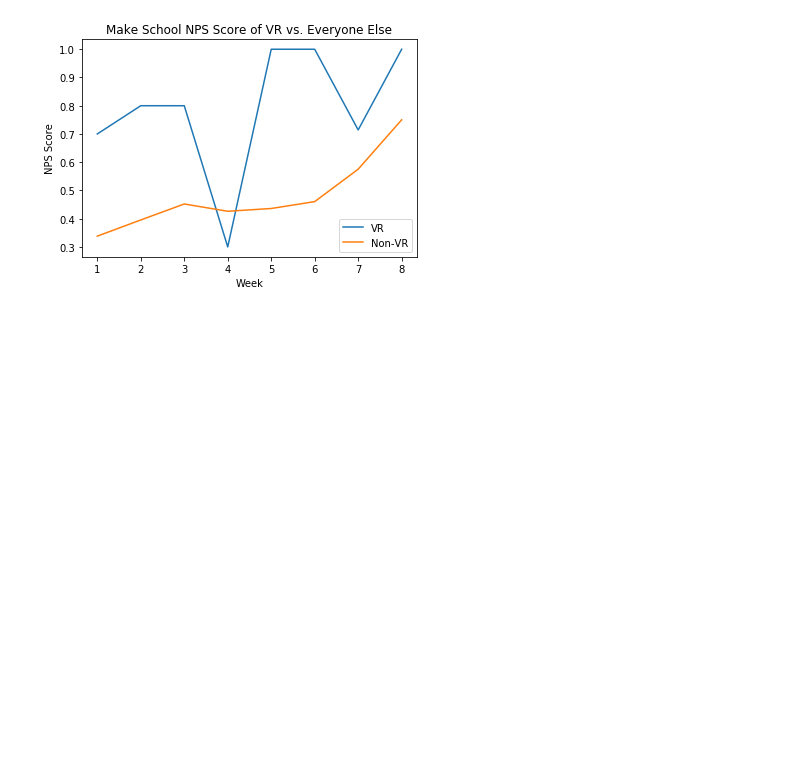
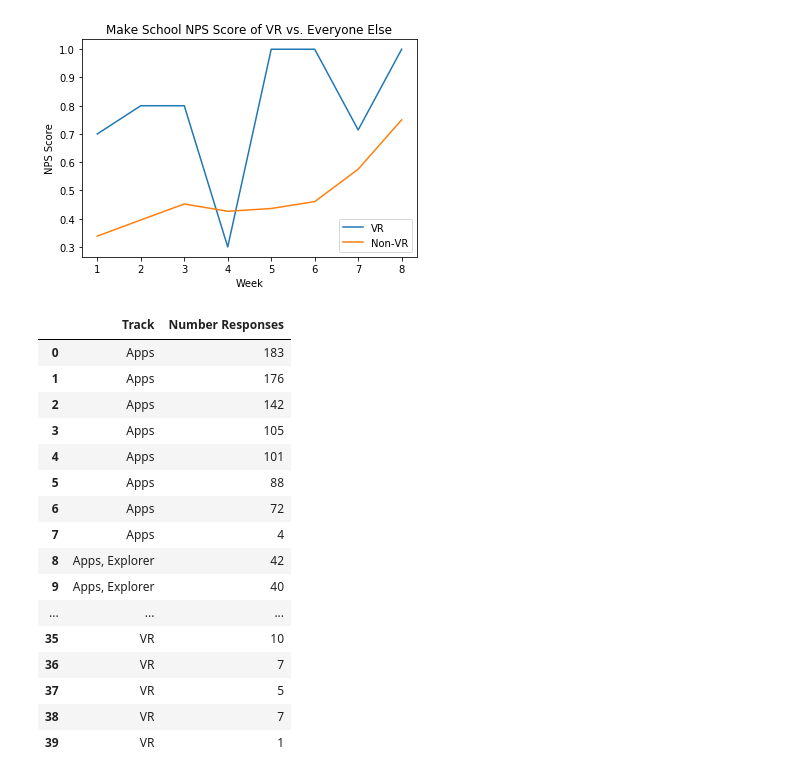
Before and after one commit to UPstartDeveloper/NPS_project, a Jupyter notebook: NPS_data_wrangling.ipynb, the cells around one changed output. Saved outputs shown, nothing was run; the diff lists cells and outputs as text; code cells hidden in the pictures; blank space fills up the shorter version.

```diff
--- a/NPS_data_wrangling.ipynb
+++ b/NPS_data_wrangling.ipynb
@@ -222,10 +223,29 @@ plt.show()
 # %%
 # Q6: What was the amount of variance in how many VR students responded to the NPS survey over the 8 weeks?
 # How does this compare to students from the other tracks?
 
 # Let's go back to our table of the responses from each track week by week:
-t = pd.crosstab(df['Week'],df['Track'])
-o = pd.melt(t)
-o = o.rename(columns = {'value':'Number Responses'})
+flipped_table = pd.crosstab(df['Week'],df['Track'])
+melted_table = pd.melt(flipped_table)
+renamed_table = melted_table.rename(columns = {'value':'Number Responses'})
+renamed_table
+# %% [output]
+|  | Track | Number Responses |
+| 0 | Apps | 183 |
+| 1 | Apps | 176 |
+| 2 | Apps | 142 |
+| 3 | Apps | 105 |
+| 4 | Apps | 101 |
+| 5 | Apps | 88 |
+| 6 | Apps | 72 |
+| 7 | Apps | 4 |
+| 8 | Apps, Explorer | 42 |
+| 9 | Apps, Explorer | 40 |
+| ... | ... | ... |
+| 35 | VR | 10 |
+| 36 | VR | 7 |
+| 37 | VR | 5 |
+| 38 | VR | 7 |
+| 39 | VR | 1 |
 # %%
 # Creating a Neat Violin Plot
```
Also changed, not shown: parts of 4 cells of this notebook.
